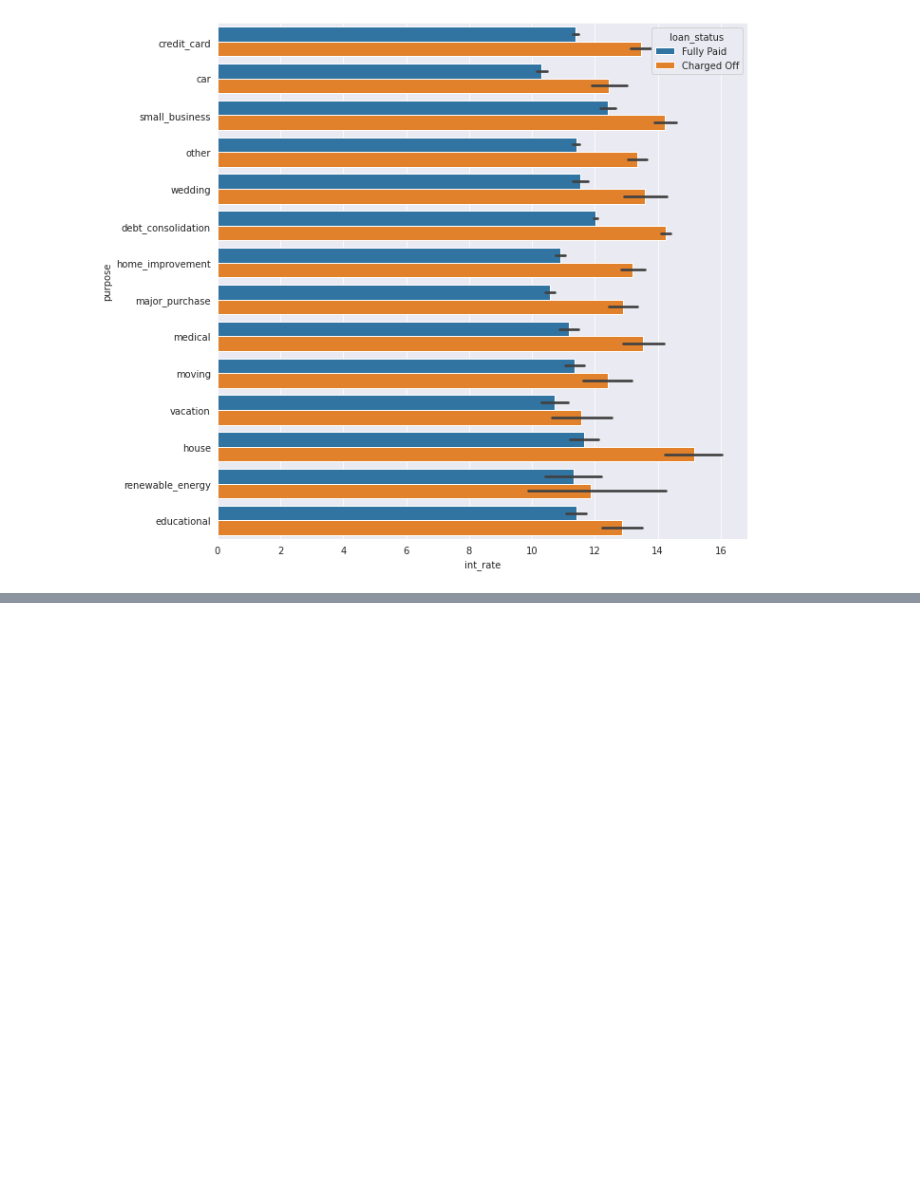
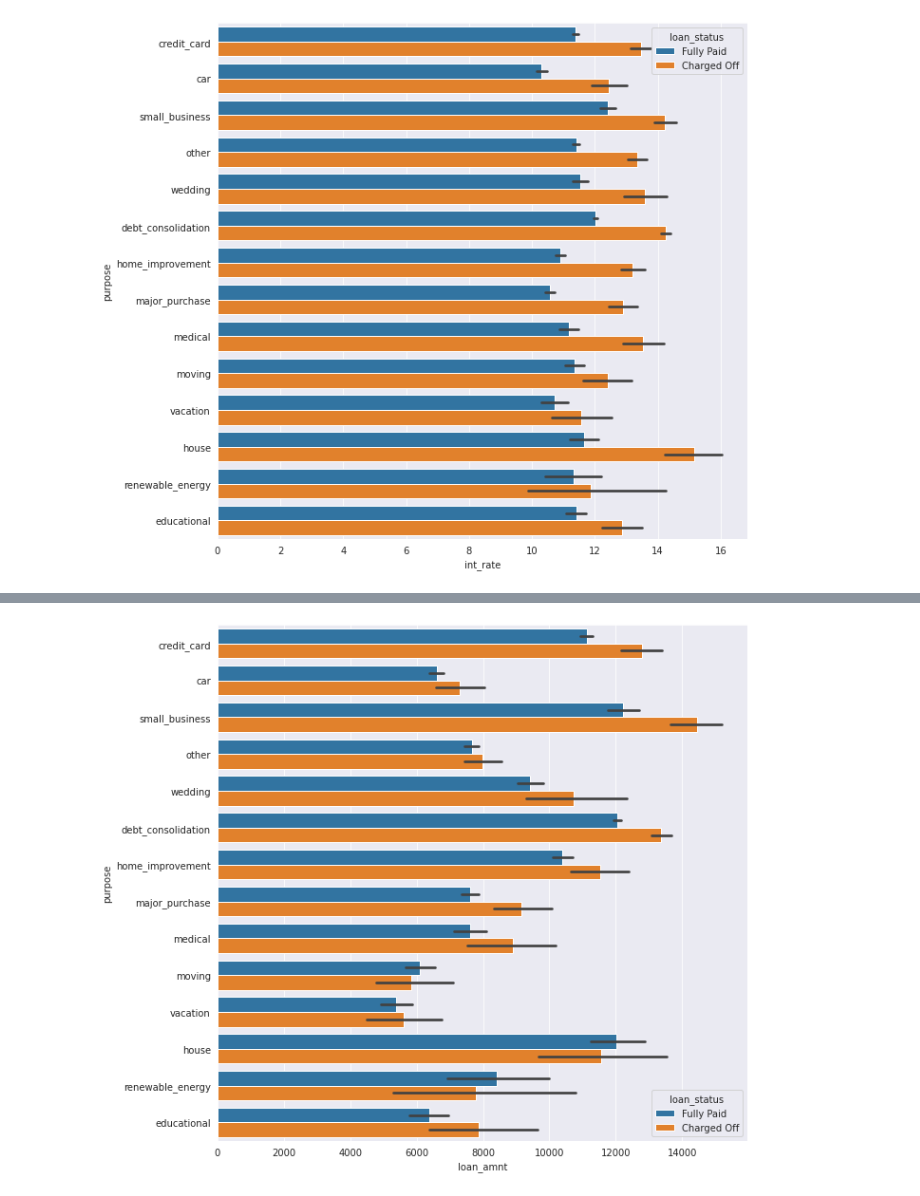
Before and after one commit to sidshrivastav/LendingClubCaseStudy, a Jupyter notebook: siddhant_shrivastav.ipynb, the cells around one changed output, grey strips where cells are left out. Saved outputs shown, nothing was run; the diff lists cells and outputs as text; code cells hidden in the pictures; blank space fills up the shorter version.

```diff
--- a/siddhant_shrivastav.ipynb
+++ b/siddhant_shrivastav.ipynb
@@ -446,0 +476,6 @@ plt.show()
+# %%
+plt.figure(figsize=(10,10))
+sns.barplot(data=df, y='purpose', x='loan_amnt', hue="loan_status")
+plt.show()
+# %% [output]
+[figure, added]
```
Also changed, not shown: parts of 9 cells of this notebook.
